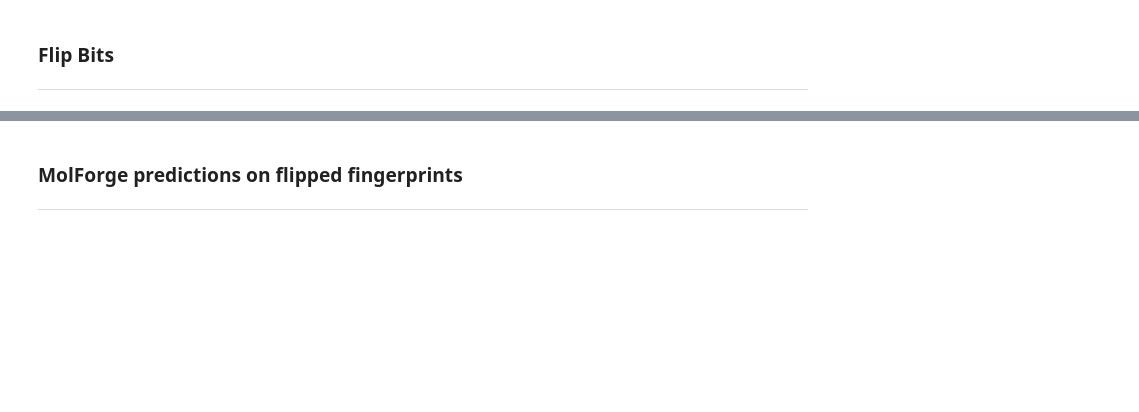
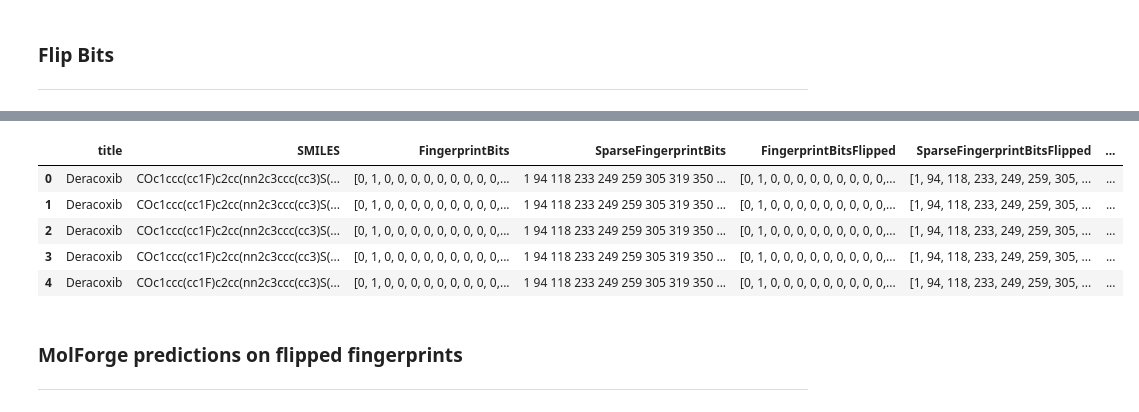
Before and after one commit to NilsDunlop/Flip2Mol, a Jupyter notebook: src/4_bit_flipping_nn.ipynb, the cells around one changed output, grey strips where cells are left out. Saved outputs shown, nothing was run; the diff lists cells and outputs as text; code cells hidden in the pictures; blank space fills up the shorter version.

```diff
--- a/src/4_bit_flipping_nn.ipynb
+++ b/src/4_bit_flipping_nn.ipynb
@@ -13,18 +13,13 @@ from rdkit.Chem import PandasTools
 import numpy as np
 from joblib import Parallel, delayed
 from rdkit.DataStructs import TanimotoSimilarity
-from rdkit.Chem import Draw
-import matplotlib.pyplot as plt
-import seaborn as sns
-from matplotlib import colors as mcolors
-import numpy
-from PIL import Image
 import subprocess
-from rdkit.Chem import AllChem
 from typing import List, Tuple
 import subprocess
 from concurrent.futures import ThreadPoolExecutor, as_completed
 from rdkit import Chem
+pd.set_option('display.max_colwidth', None)
+pd.set_option('display.width', None)
 # %% [markdown]
 ### Define directories
 ***
@@ -137,3 +125,9 @@ parecoxib.head()
+# %%
+parecoxib = cox2_df[cox2_df['title'] == 'Parecoxib']
+anitrazafen = cox2_df[cox2_df['title'] == 'Anitrazafen']
+celecoxib = cox2_df[cox2_df['title'] == 'Celecoxib']
+cimicoxib = cox2_df[cox2_df['title'] == 'Cimicoxib']
+deracoxib = cox2_df[cox2_df['title'] == 'Deracoxib']
 # %% [markdown]
 ### Flip Bits
 ***
@@ -231,3 +215,18 @@ parecoxib_flipped_df.head()
+# %%
+parecoxib_flipped_df = process_dataframe(parecoxib)
+anitrazafen_flipped_df = process_dataframe(anitrazafen)
+celecoxib_flipped_df = process_dataframe(celecoxib)
+cimicoxib_flipped_df = process_dataframe(cimicoxib)
+deracoxib_flipped_df = process_dataframe(deracoxib)
+# %%
+deracoxib_flipped_df.head()
+# %% [output]
+|  | title | SMILES | FingerprintBits | SparseFingerprintBits | FingerprintBitsFlipped | SparseFingerprintBitsFlipped | ... |
+| 0 | Deracoxib | COc1ccc(cc1F)c2cc(nn2c3ccc(cc3)S(... | [0, 1, 0, 0, 0, 0, 0, 0, 0, 0, 0,... | 1 94 118 233 249 259 305 319 350 ... | [0, 1, 0, 0, 0, 0, 0, 0, 0, 0, 0,... | [1, 94, 118, 233, 249, 259, 305, ... | ... |
+| 1 | Deracoxib | COc1ccc(cc1F)c2cc(nn2c3ccc(cc3)S(... | [0, 1, 0, 0, 0, 0, 0, 0, 0, 0, 0,... | 1 94 118 233 249 259 305 319 350 ... | [0, 1, 0, 0, 0, 0, 0, 0, 0, 0, 0,... | [1, 94, 118, 233, 249, 259, 305, ... | ... |
+| 2 | Deracoxib | COc1ccc(cc1F)c2cc(nn2c3ccc(cc3)S(... | [0, 1, 0, 0, 0, 0, 0, 0, 0, 0, 0,... | 1 94 118 233 249 259 305 319 350 ... | [0, 1, 0, 0, 0, 0, 0, 0, 0, 0, 0,... | [1, 94, 118, 233, 249, 259, 305, ... | ... |
+| 3 | Deracoxib | COc1ccc(cc1F)c2cc(nn2c3ccc(cc3)S(... | [0, 1, 0, 0, 0, 0, 0, 0, 0, 0, 0,... | 1 94 118 233 249 259 305 319 350 ... | [0, 1, 0, 0, 0, 0, 0, 0, 0, 0, 0,... | [1, 94, 118, 233, 249, 259, 305, ... | ... |
+| 4 | Deracoxib | COc1ccc(cc1F)c2cc(nn2c3ccc(cc3)S(... | [0, 1, 0, 0, 0, 0, 0, 0, 0, 0, 0,... | 1 94 118 233 249 259 305 319 350 ... | [0, 1, 0, 0, 0, 0, 0, 0, 0, 0, 0,... | [1, 94, 118, 233, 249, 259, 305, ... | ... |
 # %% [markdown]
 ### MolForge predictions on flipped fingerprints
 ***
```
Also changed, not shown: parts of 8 cells of this notebook, 1 other file.
